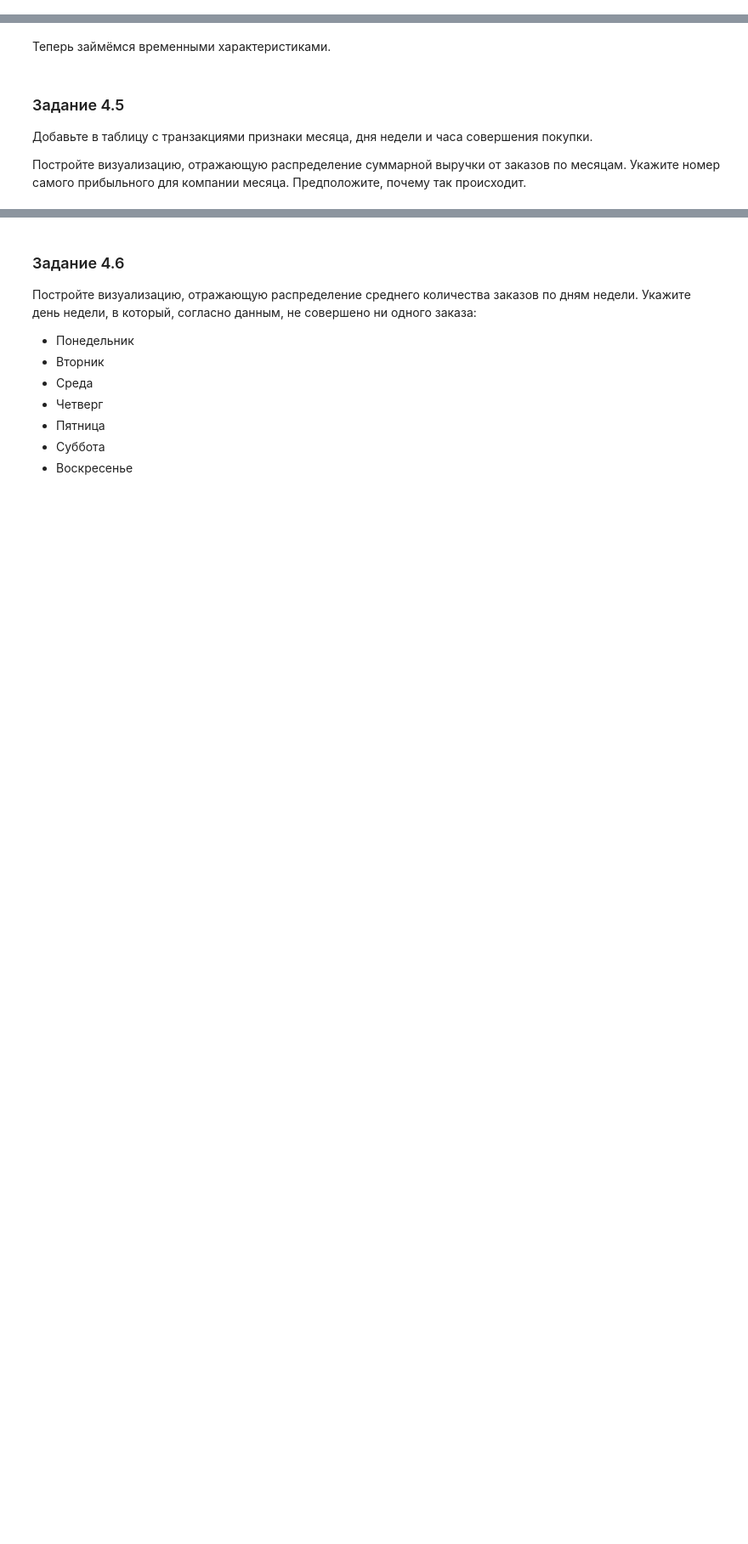
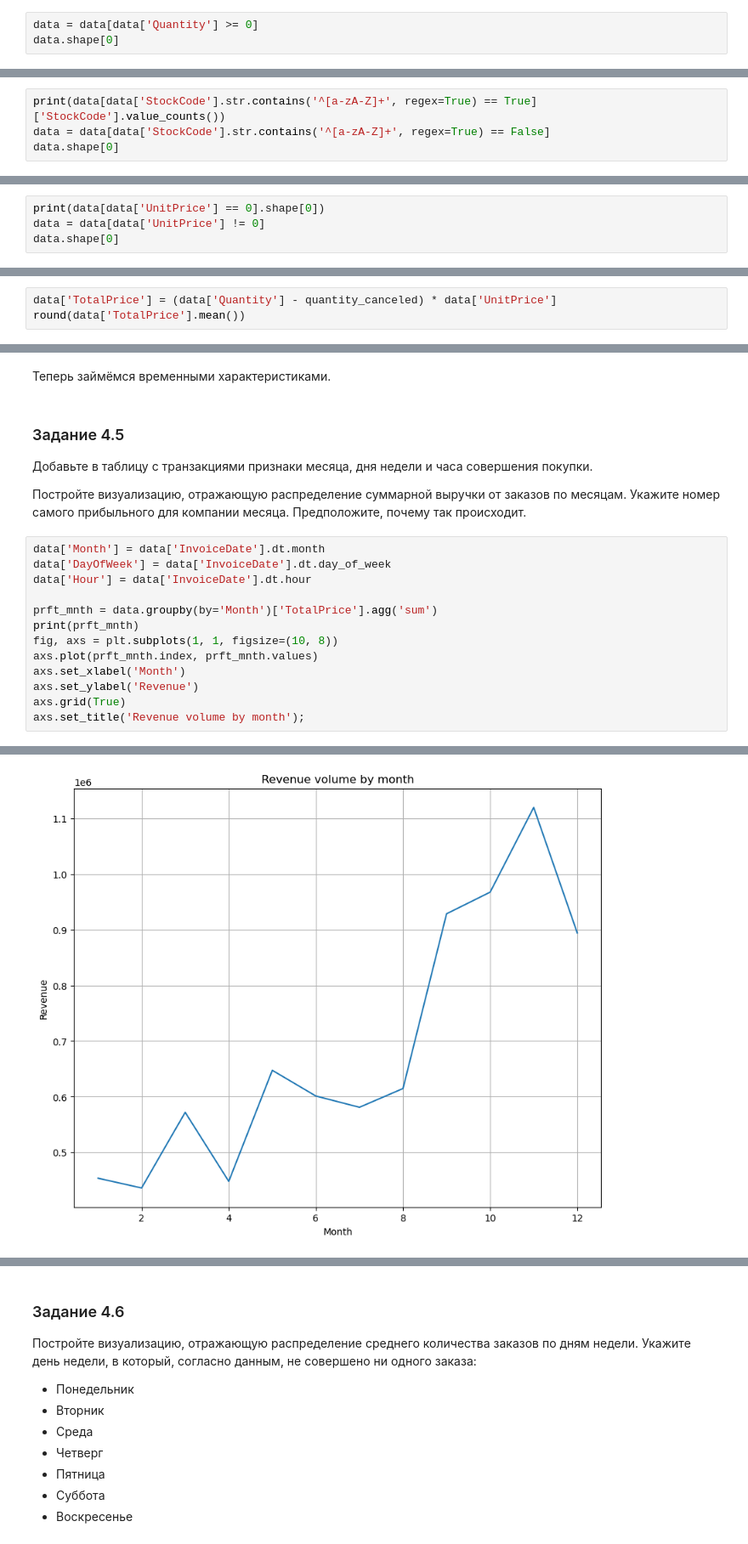
Before and after one commit to lurtz-dahaka/data_science_course, a Jupyter notebook: project_6/Project-6._Ноутбук-шаблон.ipynb, the cells around one changed output, grey strips where cells are left out. Shown at 85% size. Cells and saved outputs as stored; diff of their text form; blank space fills up the shorter version.

```diff
--- a/project_6/Project-6._Ноутбук-шаблон.ipynb
+++ b/project_6/Project-6._Ноутбук-шаблон.ipynb
@@ -288,3 +435,6 @@ Length: 401604, dtype: float64
 Теперь, когда мы разобрались с транзакциями-возвратами, они больше нам не понадобятся.
 Удалите из таблицы транзакции, в поле которых указано отрицательное количество товара.
 Сколько записей осталось?
+# %%
+data = data[data['Quantity'] >= 0]
+data.shape[0]
@@ -301,3 +453,7 @@ Length: 401604, dtype: float64
 Специальные операции не характеризуют наших клиентов, поэтому такие записи нам не нужны. Удалите все специальные транзакции из таблицы.
 
 2) Сколько записей осталось?
+# %%
+print(data[data['StockCode'].str.contains('^[a-zA-Z]+', regex=True) == True]['StockCode'].value_counts())
+data = data[data['StockCode'].str.contains('^[a-zA-Z]+', regex=True) == False]
+data.shape[0]
@@ -308,3 +473,7 @@ Length: 401604, dtype: float64
 1) В скольких транзакциях цена за единицу товара равна 0?
 
 2) Таких транзакций оказалось менее 1 %, поэтому от них можно просто избавиться. Удалите такие транзакции из таблицы. Сколько записей осталось?
+# %%
+print(data[data['UnitPrice'] == 0].shape[0])
+data = data[data['UnitPrice'] != 0]
+data.shape[0]
@@ -353,3 +552,6 @@ Length: 401604, dtype: float64
  **общая цена = цена за единицу товара * (количество товаров в заказе - количество возвращённых товаров).**
 
 Чему равна средняя общая стоимость заказов? Ответ приведите в фунтах стерлингов и округлите до целого числа.
+# %%
+data['TotalPrice'] = (data['Quantity'] - quantity_canceled) * data['UnitPrice']
+round(data['TotalPrice'].mean())
@@ -370,3 +584,17 @@ Length: 401604, dtype: float64
 Добавьте в таблицу с транзакциями признаки месяца, дня недели и часа совершения покупки.
 
 Постройте визуализацию, отражающую распределение суммарной выручки от заказов по месяцам. Укажите номер самого прибыльного для компании месяца. Предположите, почему так происходит.
+# %%
+data['Month'] = data['InvoiceDate'].dt.month
+data['DayOfWeek'] = data['InvoiceDate'].dt.day_of_week
+data['Hour'] = data['InvoiceDate'].dt.hour
+
+prft_mnth = data.groupby(by='Month')['TotalPrice'].agg('sum')
+print(prft_mnth)
+fig, axs = plt.subplots(1, 1, figsize=(10, 8))
+axs.plot(prft_mnth.index, prft_mnth.values)
+axs.set_xlabel('Month')
+axs.set_ylabel('Revenue')
+axs.grid(True)
+axs.set_title('Revenue volume by month');
+# %% [output]
@@ -372,0 +615 @@ Length: 401604, dtype: float64
+[figure, added]
```
Also changed, not shown: parts of 61 cells of this notebook.
